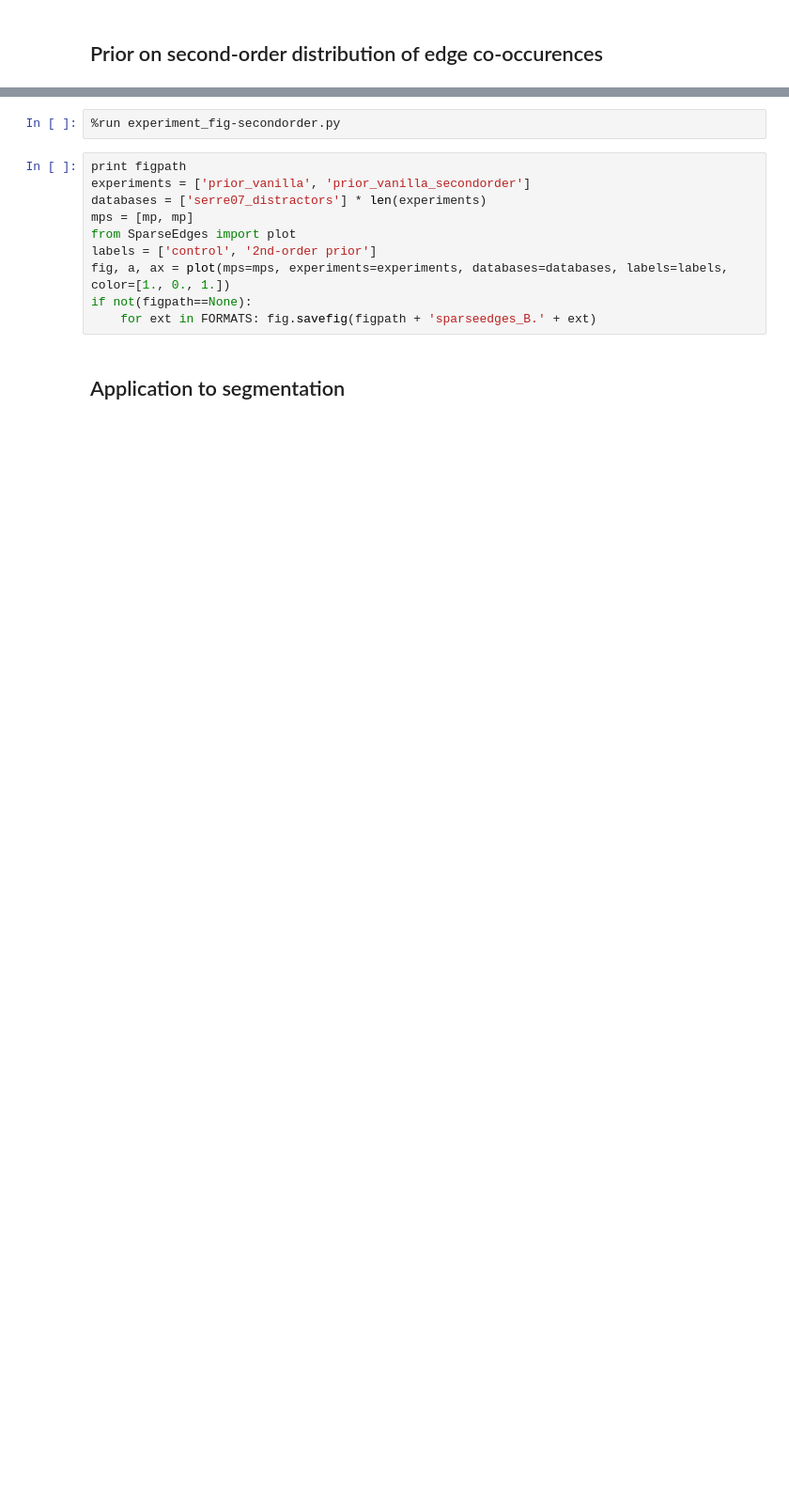
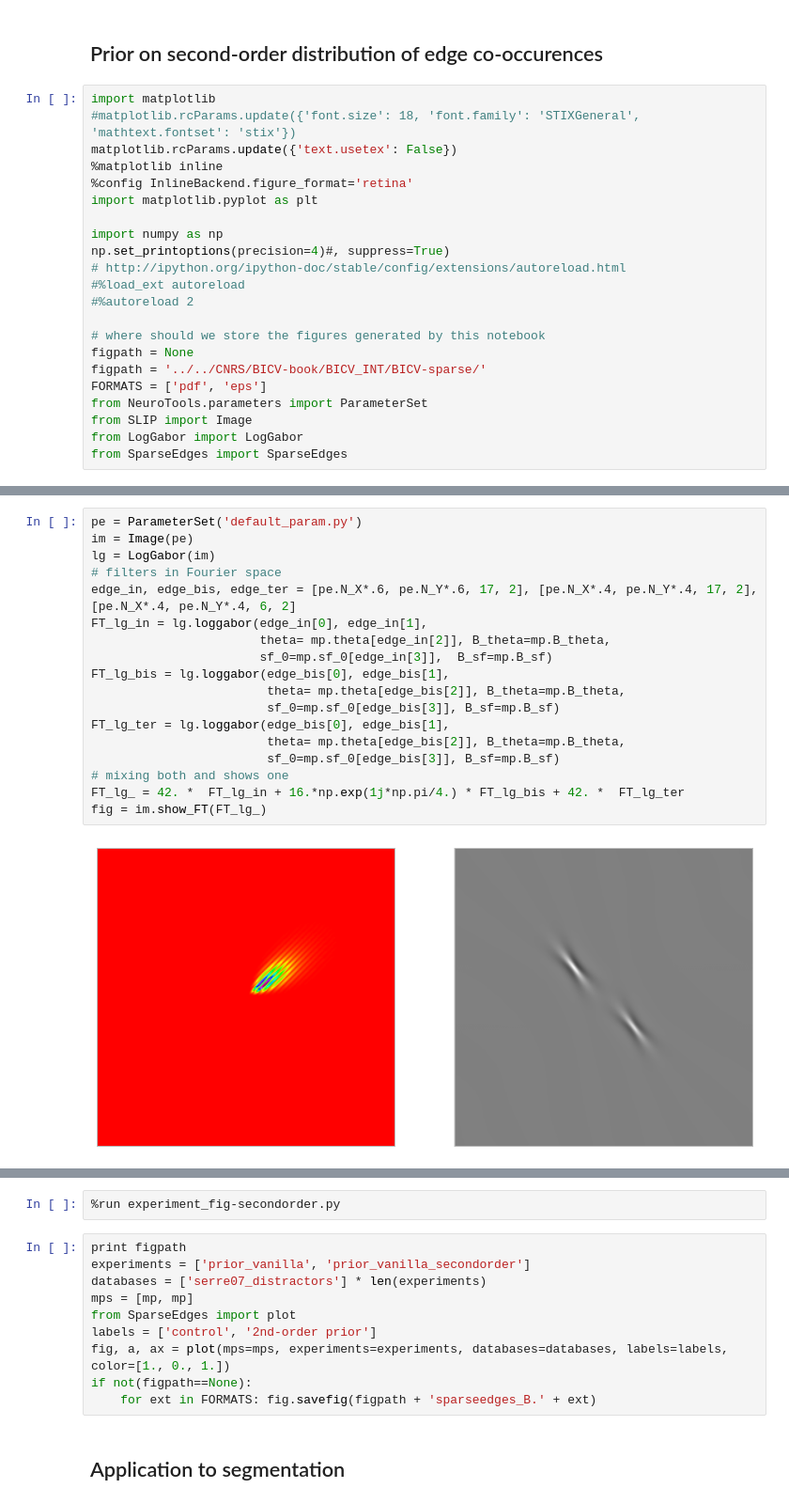
Before and after one commit to bicv/SparseEdges, a Jupyter notebook: prior.ipynb, the cells around one changed output, grey strips where cells are left out. Shown at 94% size. Drawn from its saved outputs; the diff is of its cells as text; blank space fills up the shorter version.

```diff
--- a/prior.ipynb
+++ b/prior.ipynb
@@ -193,3 +164,25 @@ if not(figpath==None):
     for ext in FORMATS: fig.savefig(figpath + 'firstorder_A_bis.' + ext)
 # %% [markdown]
 ## Prior on second-order distribution of edge co-occurences
+# %%
+import matplotlib
+#matplotlib.rcParams.update({'font.size': 18, 'font.family': 'STIXGeneral', 'mathtext.fontset': 'stix'})
+matplotlib.rcParams.update({'text.usetex': False})
+%matplotlib inline
+%config InlineBackend.figure_format='retina'
+import matplotlib.pyplot as plt
+
+import numpy as np
+np.set_printoptions(precision=4)#, suppress=True)
+# http://ipython.org/ipython-doc/stable/config/extensions/autoreload.html
+#%load_ext autoreload
+#%autoreload 2
+
+# where should we store the figures generated by this notebook
+figpath = None
+figpath = '../../CNRS/BICV-book/BICV_INT/BICV-sparse/'
+FORMATS = ['pdf', 'eps']
+from NeuroTools.parameters import ParameterSet
+from SLIP import Image
+from LogGabor import LogGabor
+from SparseEdges import SparseEdges
@@ -195,0 +245,20 @@ if not(figpath==None):
+# %%
+pe = ParameterSet('default_param.py')
+im = Image(pe)
+lg = LogGabor(im)
+# filters in Fourier space
+edge_in, edge_bis, edge_ter = [pe.N_X*.6, pe.N_Y*.6, 17, 2], [pe.N_X*.4, pe.N_Y*.4, 17, 2], [pe.N_X*.4, pe.N_Y*.4, 6, 2]
+FT_lg_in = lg.loggabor(edge_in[0], edge_in[1],
+                       theta= mp.theta[edge_in[2]], B_theta=mp.B_theta,
+                       sf_0=mp.sf_0[edge_in[3]],  B_sf=mp.B_sf)
+FT_lg_bis = lg.loggabor(edge_bis[0], edge_bis[1],
+                        theta= mp.theta[edge_bis[2]], B_theta=mp.B_theta,
+                        sf_0=mp.sf_0[edge_bis[3]], B_sf=mp.B_sf)
+FT_lg_ter = lg.loggabor(edge_bis[0], edge_bis[1],
+                        theta= mp.theta[edge_bis[2]], B_theta=mp.B_theta,
+                        sf_0=mp.sf_0[edge_bis[3]], B_sf=mp.B_sf)
+# mixing both and shows one
+FT_lg_ = 42. *  FT_lg_in + 16.*np.exp(1j*np.pi/4.) * FT_lg_bis + 42. *  FT_lg_ter
+fig = im.show_FT(FT_lg_)
+# %% [output]
+[figure, added]
```
Also changed, not shown: parts of 10 cells of this notebook, 4 other files.
